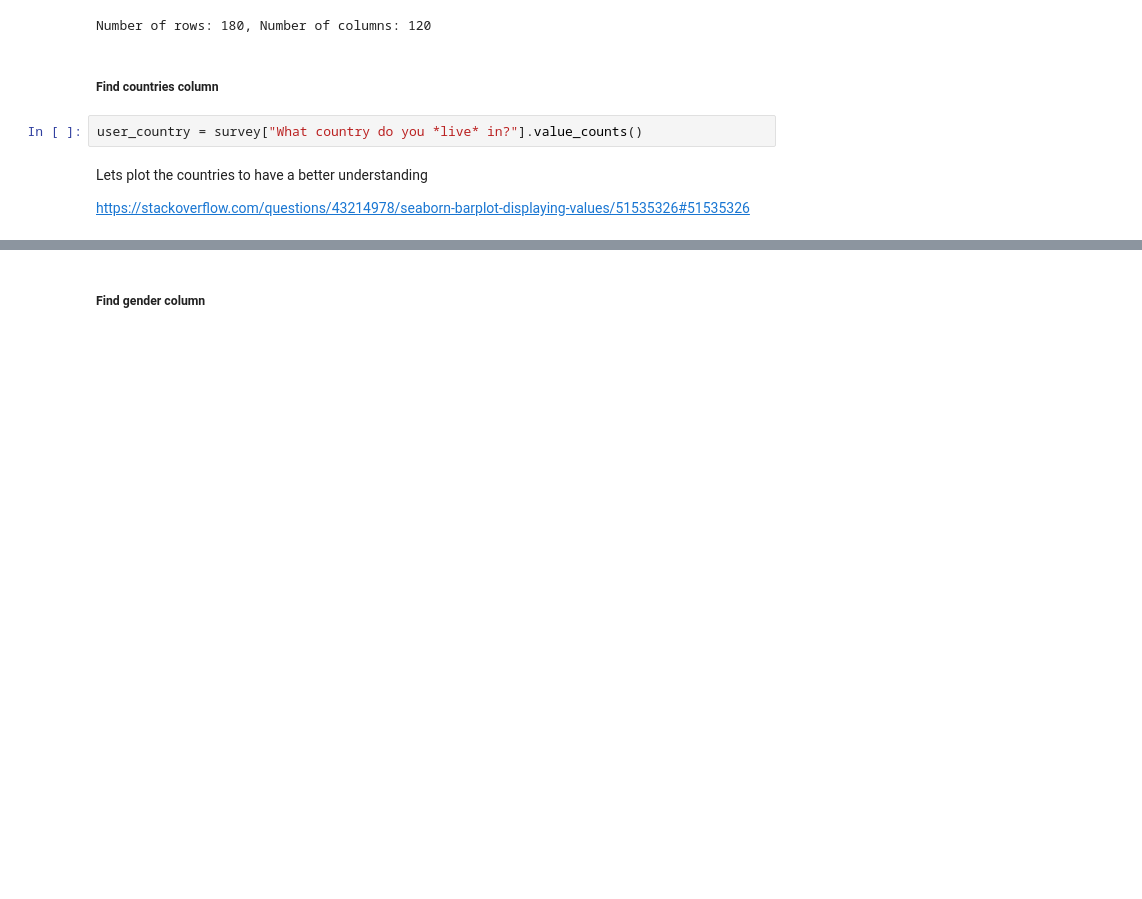
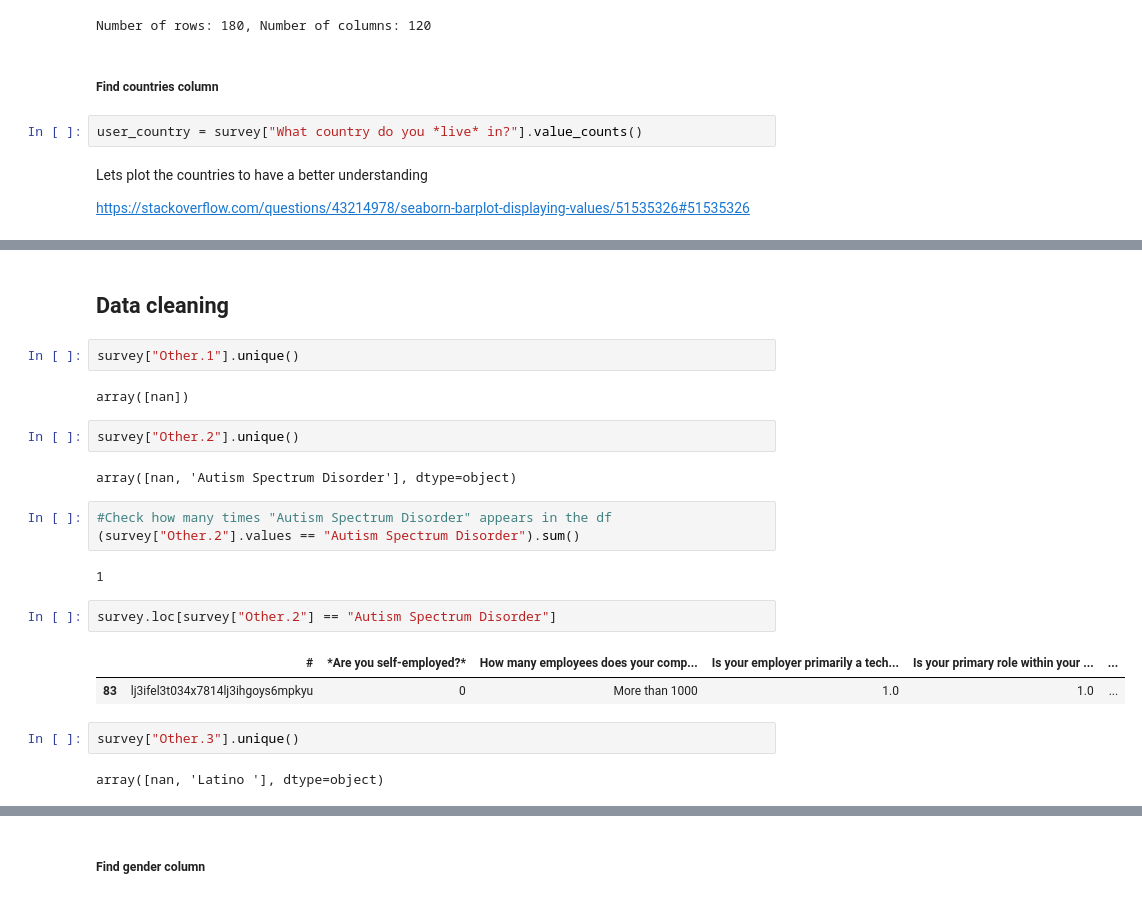
Before and after one commit to MarkJasonE/MentalHealthInTech, a Jupyter notebook: Mental Health In Tech - OSMI 2020.ipynb, the cells around one changed output, grey strips where cells are left out. Saved outputs shown, nothing was run; the diff lists cells and outputs as text; blank space fills up the shorter version.

```diff
--- a/Mental Health In Tech - OSMI 2020.ipynb
+++ b/Mental Health In Tech - OSMI 2020.ipynb
@@ -88,0 +89,24 @@ show_values_on_bars(sns_country, "h", 0.3)
+# %% [markdown]
+## Data cleaning
+# %%
+survey["Other.1"].unique()
+# %% [output]
+array([nan])
+# %%
+survey["Other.2"].unique()
+# %% [output]
+array([nan, 'Autism Spectrum Disorder'], dtype=object)
+# %%
+#Check how many times "Autism Spectrum Disorder" appears in the df
+(survey["Other.2"].values == "Autism Spectrum Disorder").sum()
+# %% [output]
+1
+# %%
+survey.loc[survey["Other.2"] == "Autism Spectrum Disorder"]
+# %% [output]
+|  | # | *Are you self-employed?* | How many employees does your comp... | Is your employer primarily a tech... | Is your primary role within your ... | ... |
+| 83 | lj3ifel3t034x7814lj3ihgoys6mpkyu | 0 | More than 1000 | 1.0 | 1.0 | ... |
+# %%
+survey["Other.3"].unique()
+# %% [output]
+array([nan, 'Latino '], dtype=object)
```
Also changed, not shown: parts of 21 cells of this notebook.
